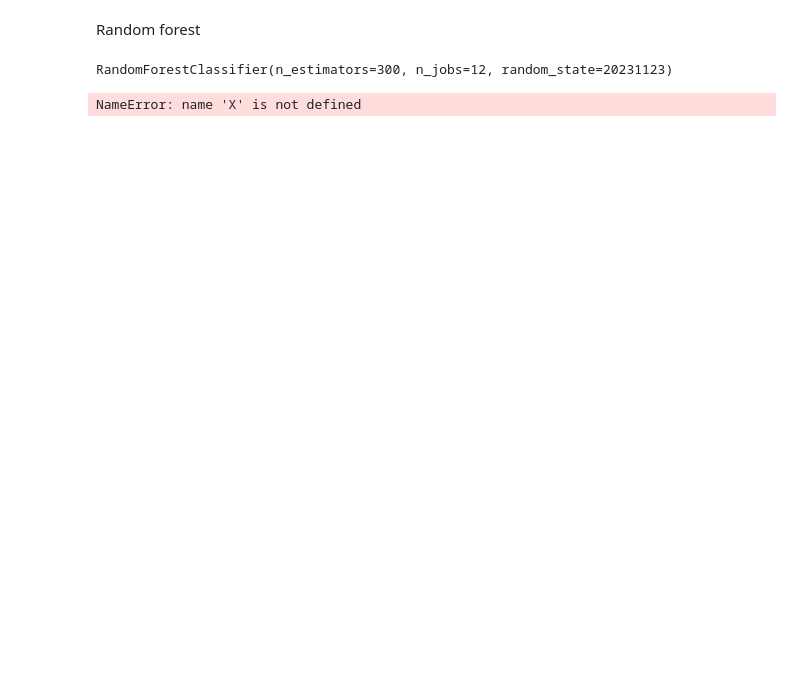
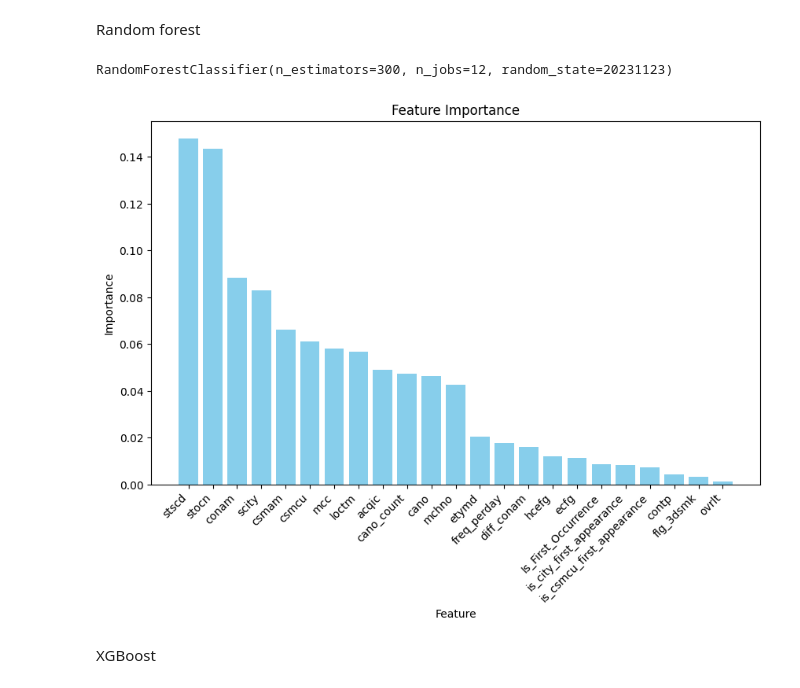
Before and after one commit to jmwu91/ML, a Jupyter notebook: HW/mid/model_building.ipynb, the cells around one changed output. Cells and saved outputs as stored; diff of their text form; code cells hidden in the pictures; blank space fills up the shorter version.

```diff
--- a/HW/mid/model_building.ipynb
+++ b/HW/mid/model_building.ipynb
@@ -106,5 +108,18 @@ plt.show()
 # %% [markdown]
 Random forest
+# %%
+"""
+Cell generated by Data Wrangler.
+"""
+def clean_data(X_train):
+    # Replace missing values with the mean of each column in: 'csmam'
+    X_train = X_train.fillna({'csmam': X_train['csmam'].mean()})
+    # Replace gaps forward from the previous valid value in: 'flg_3dsmk'
+    X_train = X_train.fillna({'flg_3dsmk': X_train['flg_3dsmk'].ffill()})
+    return X_train
+
+X_train = clean_data(X_train.copy())
+# X_train.head()
 # %%
 # random forest
 
@@ -118,22 +133,24 @@ RandomForestClassifier(n_estimators=300, n_jobs=12, random_state=20231123)
 # %%
 # Random forest
 feature_importance_in_rf = rf_classifier.feature_importances_
 
 feature_importance_df_rf = pd.DataFrame({
-    'Feature': X.columns,
+    'Feature': X_train.columns,
     'Importance': feature_importance_in_rf
 })
 
 # 將 DataFrame 按照重要性排序
 feature_importance_df_rf = feature_importance_df_rf.sort_values(by = 'Importance', ascending = False)
 
 # 繪製條形圖
 plt.figure(figsize = (10, 6))
 plt.bar(feature_importance_df_rf['Feature'], feature_importance_df_rf['Importance'], color = 'skyblue')
 plt.title('Feature Importance')
 plt.xlabel('Feature')
 plt.ylabel('Importance')
 plt.xticks(rotation=45, ha='right')  # 如果特徵名稱較多，可以旋轉 x 軸標籤
 plt.show()
 # %% [output]
-NameError: name 'X' is not defined
+[figure, added]
+# %% [markdown]
+XGBoost
```
Also changed, not shown: parts of 25 cells of this notebook, 4 other files.
